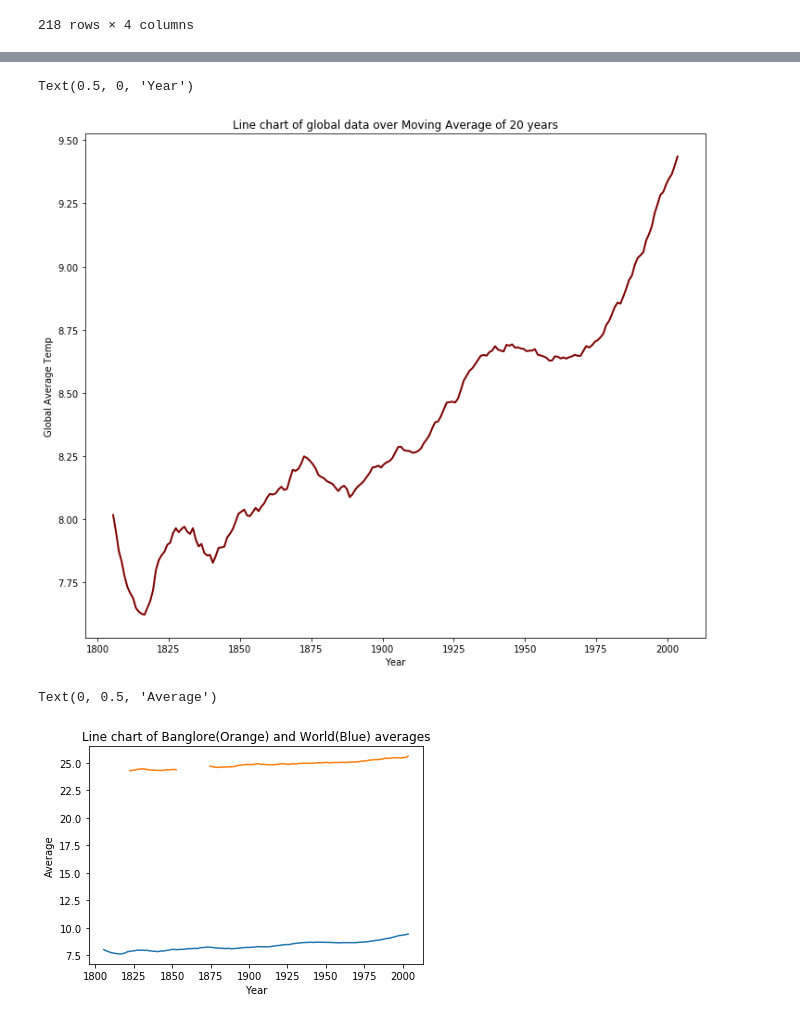
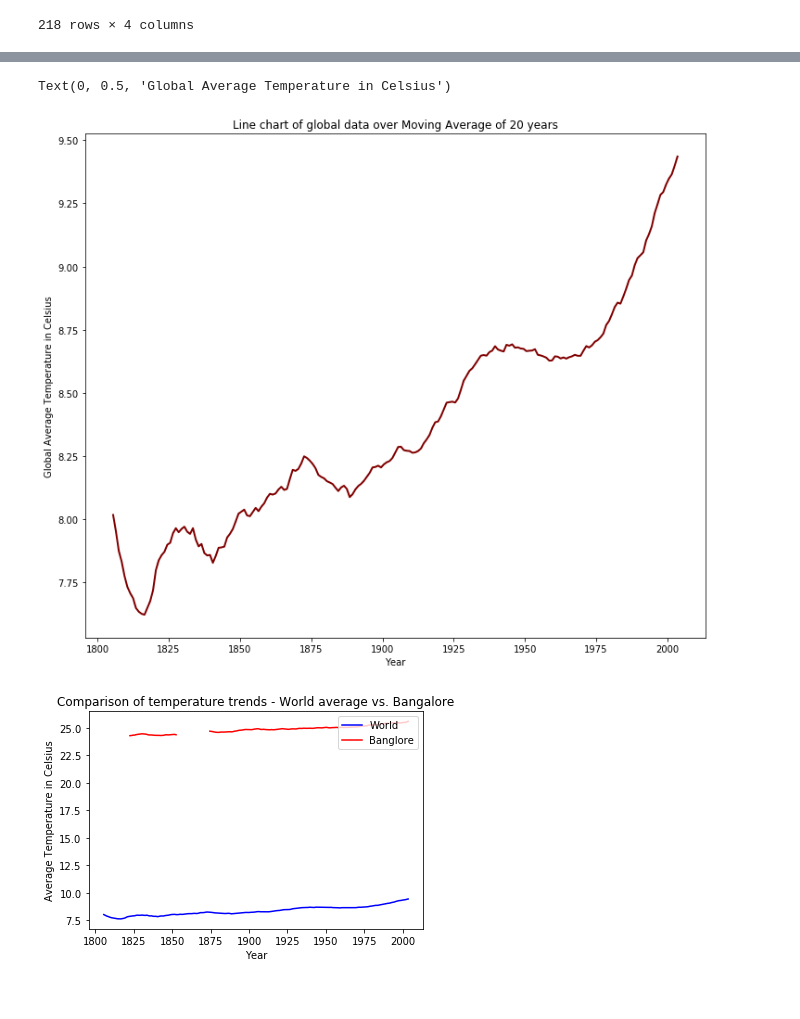
Before and after one commit to Siddharth1698/Data-Analyst-Nanodegree, a Jupyter notebook: Explore_weather_data/analysis.ipynb, the cells around one changed output, grey strips where cells are left out. Saved outputs shown, nothing was run; the diff lists cells and outputs as text; code cells hidden in the pictures.

Commit message:
updating legends in analysis

```diff
--- a/Explore_weather_data/analysis.ipynb
+++ b/Explore_weather_data/analysis.ipynb
@@ -33,23 +33,28 @@ df_ma = df.rolling(window=20).mean()
 # %%
 df_ma.set_index('year')['global_avg'].plot(figsize=(12, 10), linewidth=2, color='maroon')
 plt.title('Line chart of global data over Moving Average of 20 years')
-plt.ylabel('Global Average Temp')
 plt.xlabel('Year')
+plt.ylabel('Global Average Temperature in Celsius')
 # %% [output]
-Text(0.5, 0, 'Year')
+Text(0, 0.5, 'Global Average Temperature in Celsius')
-[figure, old version]
+[figure, new version]
 # %%
 plt.figure()
+
 
 x = df_ma['year']
 y1 = df_ma['global_avg']
 y2 = df_ma['city_avg']
 
-plt.plot(x,y1)
-plt.plot(x,y2)
-plt.title('Line chart of Banglore(Orange) and World(Blue) averages')
+plt.plot(x,y1,"-b", label="World")
+plt.plot(x,y2,"-r", label="Banglore")
+plt.title('Comparison of temperature trends - World average vs. Bangalore')
 plt.xlabel('Year')
-plt.ylabel('Average Temp')
+plt.ylabel('Average Temperature in Celsius')
+
+
+plt.legend(loc="upper right")
+
+plt.show()
 # %% [output]
-Text(0, 0.5, 'Average')
-[figure, old version]
+[figure, new version]
```
Also changed, not shown: parts of 1 cell of this notebook, 1 other file.
